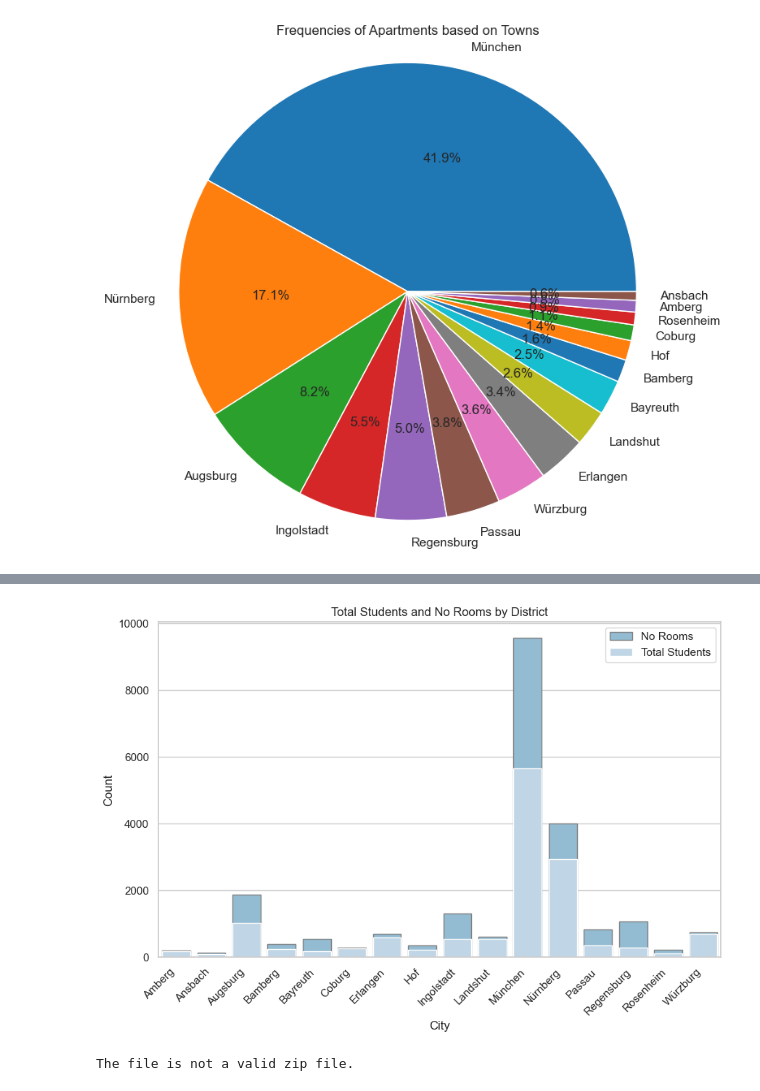
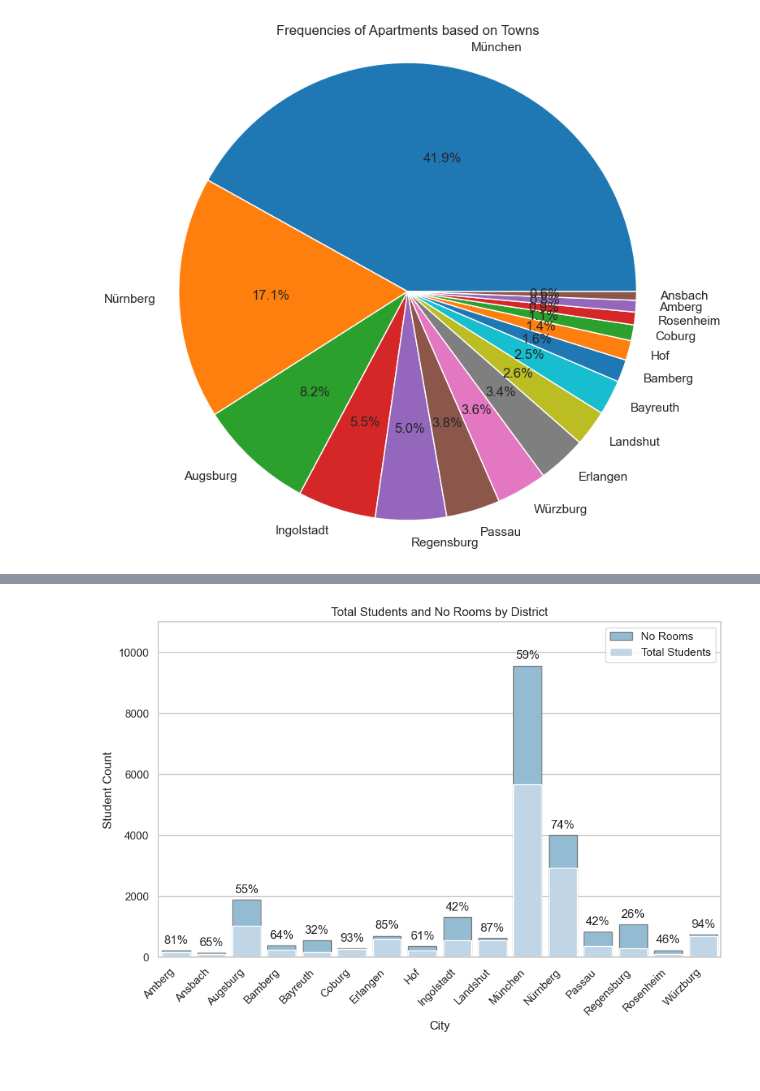
Before and after one commit to jvalue/made-template, a Jupyter notebook: project/report.ipynb, the cells around one changed output, grey strips where cells are left out. Cells and saved outputs as stored; diff of their text form; code cells hidden in the pictures.

Commit message:
added bubble graph to report

```diff
--- a/project/report.ipynb
+++ b/project/report.ipynb
@@ -131,6 +165,4 @@ plt.show()
 filtered_df = immoscout_df[immoscout_df['noRooms'].astype(int) == immoscout_df['noRooms']]
 
 # Group by 'district' and calculate the total number of rooms in each district
-total_rooms_per_district = filtered_df.groupby('City')['noRooms'].sum().reset_index()
-
-len(total_rooms_per_district)
+total_rooms_per_city = filtered_df.groupby('City')['noRooms'].sum().reset_index()
@@ -185,66 +178,37 @@ total_rooms_per_district
+# %%
+# Claulate percatage of number of room occupied and available in cities in 2022
+df_bar['Total-Student-percentage'] = (df_bar['Total-Student']/total_rooms_per_city['noRooms'])*100
 # %%
 # Set the Seaborn style to 'whitegrid' for a light background
 sns.set_style("whitegrid")
 
 # Create a bar plot with visually attractive color scheme
 plt.figure(figsize=(10, 6), facecolor='None')  # Set facecolor to 'None' for transparent background
 
 # Define visually attractive colors
 total_students_color = sns.color_palette("Blues")[1]  # A shade of blue
 no_rooms_color = sns.color_palette("Blues")[2]  # A shade of gray
 
+ax1 = sns.barplot(x='City', y='noRooms', data=total_rooms_per_city, color=no_rooms_color, edgecolor='grey', label='No Rooms')
 
+ax2 = sns.barplot(x='City', y='Total-Student', data=df_bar, color=total_students_color, label='Total Students')
 
-
-sns.barplot(x='City', y='noRooms', data=total_rooms_per_district, color=no_rooms_color, edgecolor='grey', label='No Rooms')
-
-sns.barplot(x='City', y='Total-Student', data=df_bar, color=total_students_color, label='Total Students')
+# Annotate each bar with values from the 'annotation_column'
+for p, annotation_value in zip(ax1.patches, df_bar['Total-Student-percentage']):
+    ax1.annotate(f'{annotation_value:.0f}%', (p.get_x() + p.get_width() / 2., p.get_height()),
+                ha='center', va='center', xytext=(0, 10), textcoords='offset points')
 
 # Set labels and title
 plt.xlabel('City')
-plt.ylabel('Count')
+plt.ylabel('Student Count')
 plt.title('Total Students and No Rooms by District')
 
 # Rotate x-axis labels for better visibility
 plt.xticks(rotation=45, ha='right')
 # Display the legend
 plt.legend()
-
+plt.ylim(0,11000)
 # Show the plot
 plt.show()
 # %% [output]
-[figure, old version]
+[figure, new version]
-# %%
-import requests
-import pandas as pd
-import io
-import zipfile
-import os
-
-# Specify the URL of the dataset
-url = "https://www.kaggle.com/datasets/corrieaar/apartment-rental-offers-in-germany/download?datasetVersionNumber=6"
-
-# Download the zip file
-response = requests.get(url)
-
-# Check if the content is a valid zip file
-try:
-    with zipfile.ZipFile(io.BytesIO(response.content)) as z:
-        # Assuming there's only one folder in the zip
-        folder_name = z.namelist()[0]
-
-        # Extract all contents to memory
-        extracted_data = {name: z.read(name) for name in z.namelist()}
-
-    # Define the path to the CSV file within the extracted data
-    csv_data = extracted_data[os.path.join(folder_name, "archive/immo_data.csv")]
-
-    # Read the CSV data into a Pandas DataFrame
-    df = pd.read_csv(io.BytesIO(csv_data))
-
-except zipfile.BadZipFile:
-    print("The file is not a valid zip file.")
-
-# Continue with further processing if needed
-# %% [output]
-The file is not a valid zip file.
```
Also changed, not shown: parts of 9 cells of this notebook, 3 other files.
